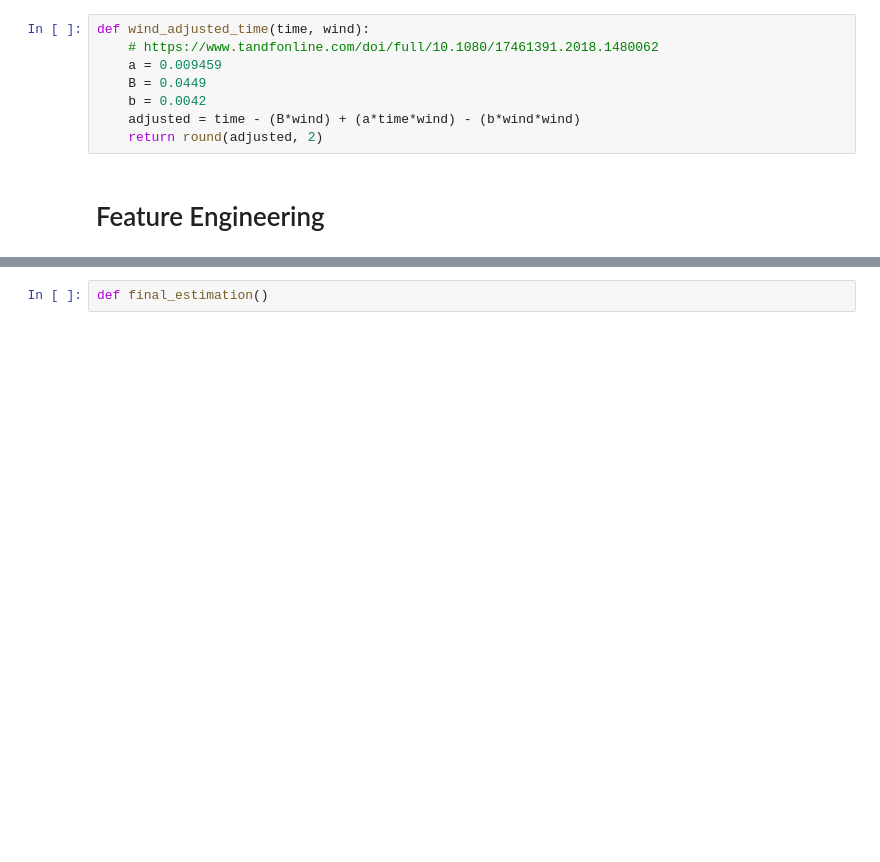
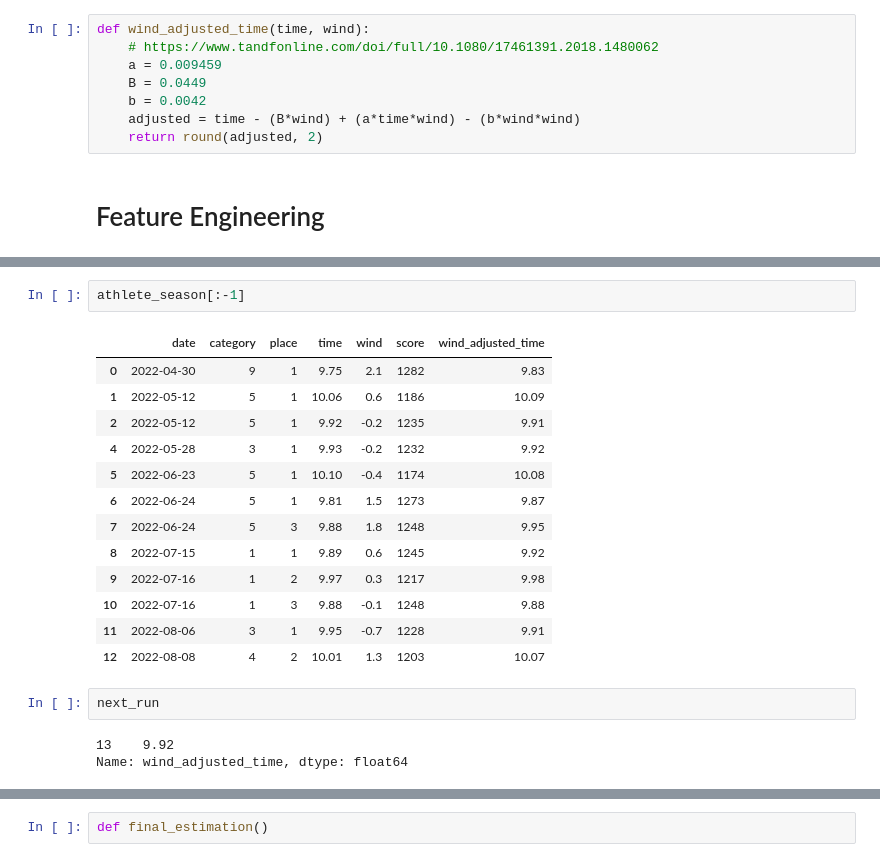
Before and after one commit to georgealexanderday/athletics, a Jupyter notebook: athletics/summative_2.ipynb, the cells around one changed output, grey strips where cells are left out. Drawn from its saved outputs; the diff is of its cells as text; blank space fills up the shorter version.

```diff
--- a/athletics/summative_2.ipynb
+++ b/athletics/summative_2.ipynb
@@ -357,0 +476,21 @@ amaury-golitin
+# %%
+athlete_season[:-1]
+# %% [output]
+|  | date | category | place | time | wind | score | wind_adjusted_time |
+| 0 | 2022-04-30 | 9 | 1 | 9.75 | 2.1 | 1282 | 9.83 |
+| 1 | 2022-05-12 | 5 | 1 | 10.06 | 0.6 | 1186 | 10.09 |
+| 2 | 2022-05-12 | 5 | 1 | 9.92 | -0.2 | 1235 | 9.91 |
+| 4 | 2022-05-28 | 3 | 1 | 9.93 | -0.2 | 1232 | 9.92 |
+| 5 | 2022-06-23 | 5 | 1 | 10.10 | -0.4 | 1174 | 10.08 |
+| 6 | 2022-06-24 | 5 | 1 | 9.81 | 1.5 | 1273 | 9.87 |
+| 7 | 2022-06-24 | 5 | 3 | 9.88 | 1.8 | 1248 | 9.95 |
+| 8 | 2022-07-15 | 1 | 1 | 9.89 | 0.6 | 1245 | 9.92 |
+| 9 | 2022-07-16 | 1 | 2 | 9.97 | 0.3 | 1217 | 9.98 |
+| 10 | 2022-07-16 | 1 | 3 | 9.88 | -0.1 | 1248 | 9.88 |
+| 11 | 2022-08-06 | 3 | 1 | 9.95 | -0.7 | 1228 | 9.91 |
+| 12 | 2022-08-08 | 4 | 2 | 10.01 | 1.3 | 1203 | 10.07 |
+# %%
+next_run
+# %% [output]
+13    9.92
+Name: wind_adjusted_time, dtype: float64
```
Also changed, not shown: parts of 17 cells of this notebook.
